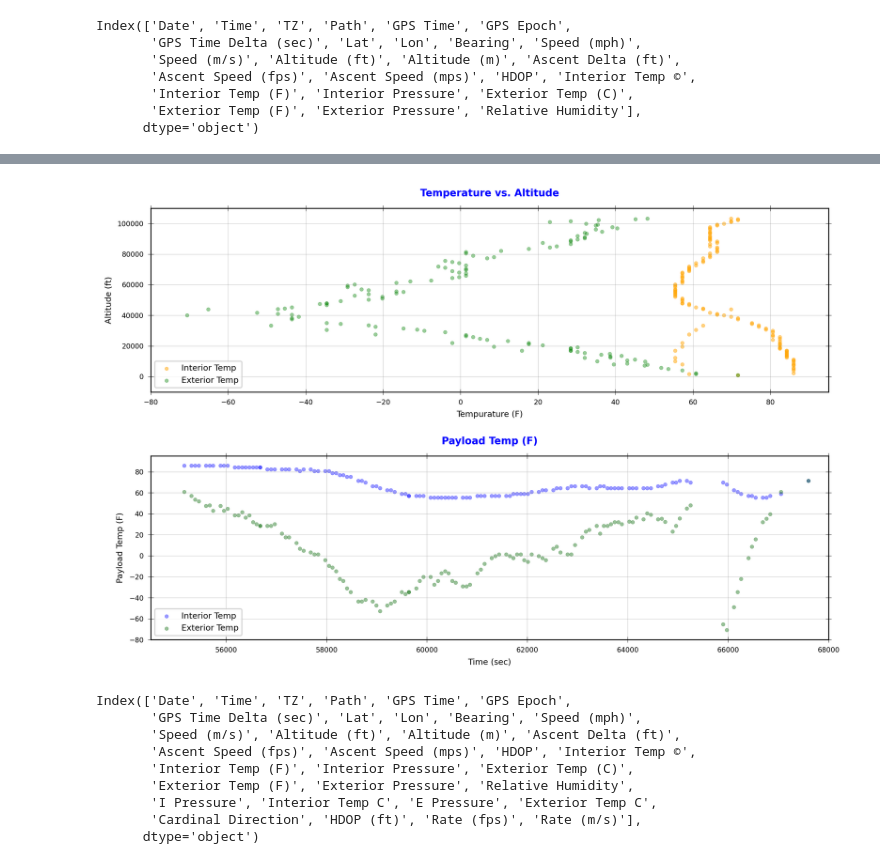
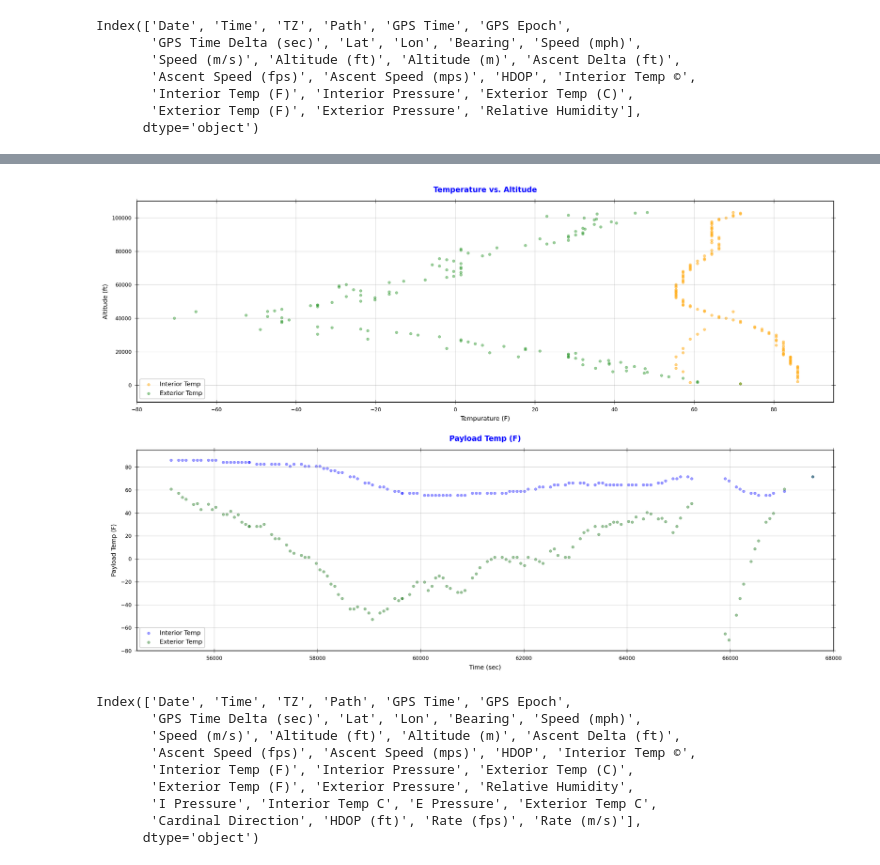
Before and after one commit to StateFarm-STEM/pyinthesky, a Jupyter notebook: Flight Data.ipynb, the cells around one changed output, grey strips where cells are left out. Drawn from its saved outputs; the diff is of its cells as text; code cells hidden in the pictures.

```diff
--- a/Flight Data.ipynb
+++ b/Flight Data.ipynb
@@ -109,36 +150,36 @@ plt.show()
 # %%
 %matplotlib inline
 
-plt.figure(dpi=300, figsize=(9,6))
+plt.figure(dpi=300, figsize=(12,8))
 plot4 = plt.subplot2grid((2,1),(0,0))
 plot5 = plt.subplot2grid((2,1),(1,0))
 
 plot4.scatter('Interior Temp (F)', 'Altitude (ft)', data=df, marker='.', color='orange', cmap=plt.get_cmap("jet"), alpha=0.5, linewidth=0.3)
 plot4.scatter('Exterior Temp (F)', 'Altitude (ft)', data=df, marker='.', color='green', cmap=plt.get_cmap("jet"), alpha=0.4, linewidth=0.3)
 plot4.tick_params(axis='both', which='both', reset=True, direction='inout', labelsize='xx-small', bottom=True, length=5, width=0.3, grid_color='grey', grid_alpha=0.5)
 plot4.set_xlabel('Tempurature (F)', size='x-small')
 plot4.set_ylabel('Altitude (ft)', size='x-small')
 plot4.set_title('Temperature vs. Altitude', color='blue', size='small', pad=10.0, weight='bold')
 plot4.grid(visible=True, which='both', linewidth=0.3)
 plot4.set_xlim([-80,95])
 plot4.set_ylim([-10000,110000])
 plot4.legend(['Interior Temp', 'Exterior Temp'], fontsize='x-small', loc='lower left')
 
 plot5.scatter('GPS Epoch', 'Interior Temp (F)', data=df, marker='.', color='blue', cmap=plt.get_cmap("jet"), alpha=0.4, linewidth=0.3)
 plot5.scatter('GPS Epoch', 'Exterior Temp (F)', data=df, marker='.', color='darkgreen', cmap=plt.get_cmap("jet"), alpha=0.4, linewidth=0.3)
 plot5.tick_params(axis='both', which='both', reset=True, direction='inout', labelsize='xx-small', bottom=True, length=5, width=0.3, grid_color='grey', grid_alpha=0.5)
 plot5.set_xlabel('Time (sec)', size='x-small')
 plot5.set_ylabel('Payload Temp (F)', size='x-small')
 plot5.set_title('Payload Temp (F)', color='blue', size='small', pad=10.0, weight='bold')
 plot5.grid(visible=True, which='both', linewidth=0.3)
 plot5.set_ylim([-80,95])
 plot5.set_xlim([54500,68000])
 plot5.legend(['Interior Temp', 'Exterior Temp'], fontsize='x-small', loc='lower left')
 
 plt.tight_layout(pad=1.5)
 plt.show()
 # %% [output]
-[figure, old version]
+[figure, new version]
 # %%
 df.columns
 # %% [output]
```
Also changed, not shown: parts of 17 cells of this notebook.
